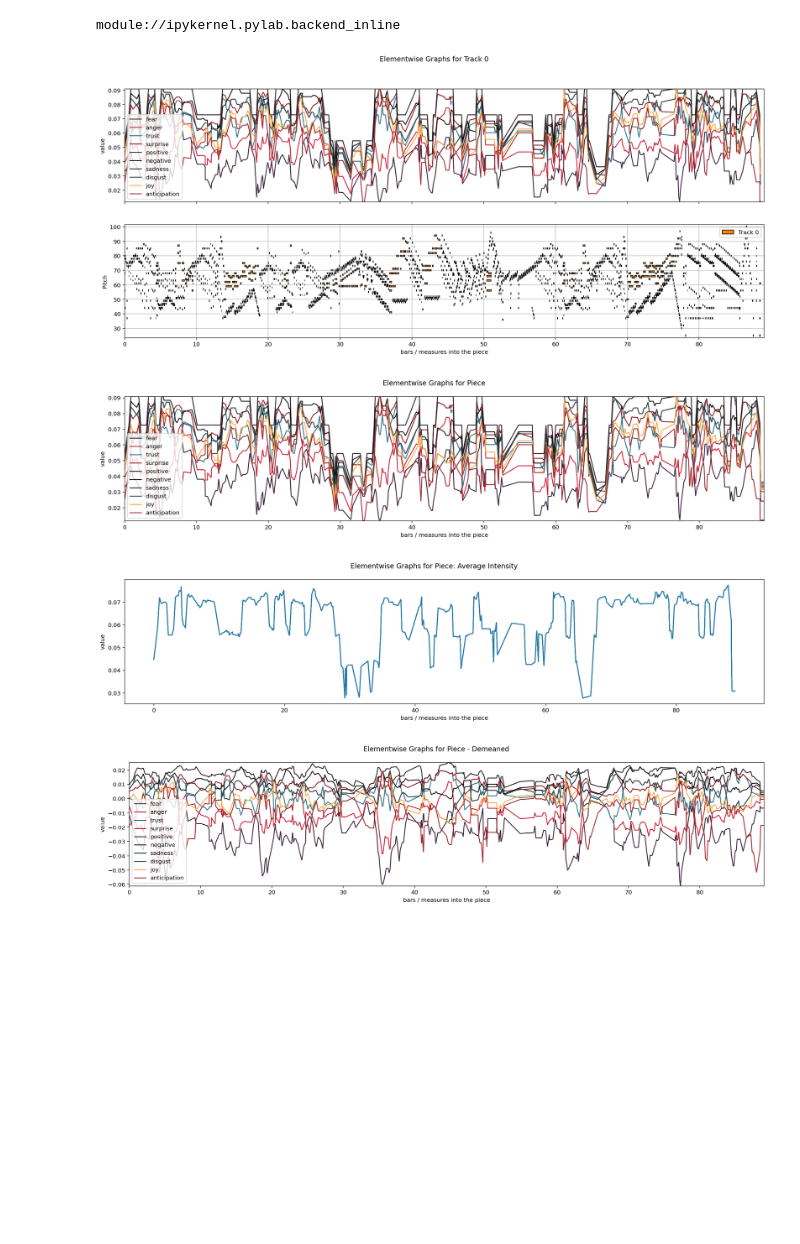
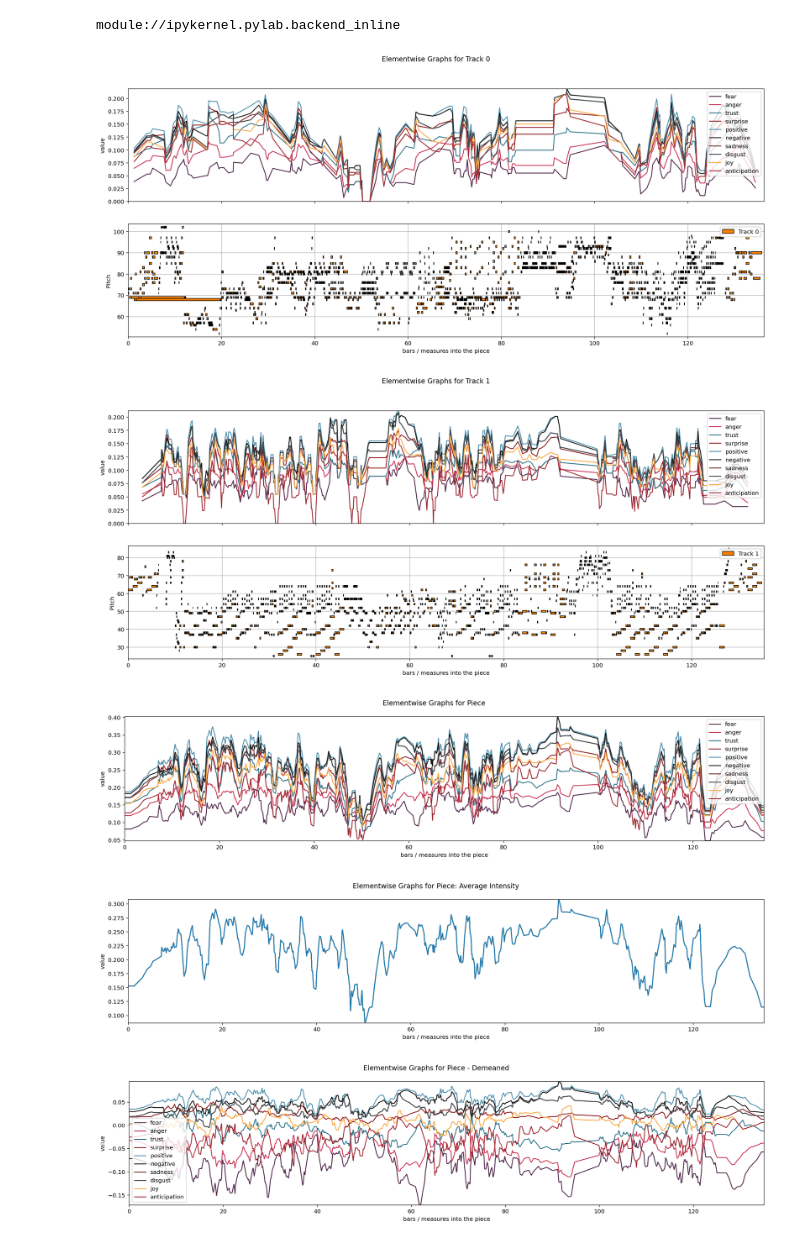
Before and after one commit to akhilsadam/compose-wa, a Jupyter notebook: compose-wa.ipynb, the cells around one changed output. Saved outputs shown, nothing was run; the diff lists cells and outputs as text; code cells hidden in the pictures; blank space fills up the shorter version.

```diff
--- a/compose-wa.ipynb
+++ b/compose-wa.ipynb
@@ -4,13 +4,14 @@ import musicpy as mp
 # %% [output]
 module://ipykernel.pylab.backend_inline
 # %%
-cfr,_ = element.load('midi/Chopin-Op10-4.mid')
+cfr,_ = element.load('midi/Animenz_-_Crying_for_Rain.mid')
 # %%
-element.plotAll(cfr)
+x, data = element.plotAll(cfr)
 # %% [output]
-[figure, old version]
+[figure, new version]
-[figure, old version]
+[figure, new version]
-[figure, old version]
+[figure, new version]
-[figure, old version]
+[figure, new version]
+[figure, added]
 # %%
 mp.play(cfr)
```
Also changed, not shown: parts of 2 cells of this notebook, 5 other files.
